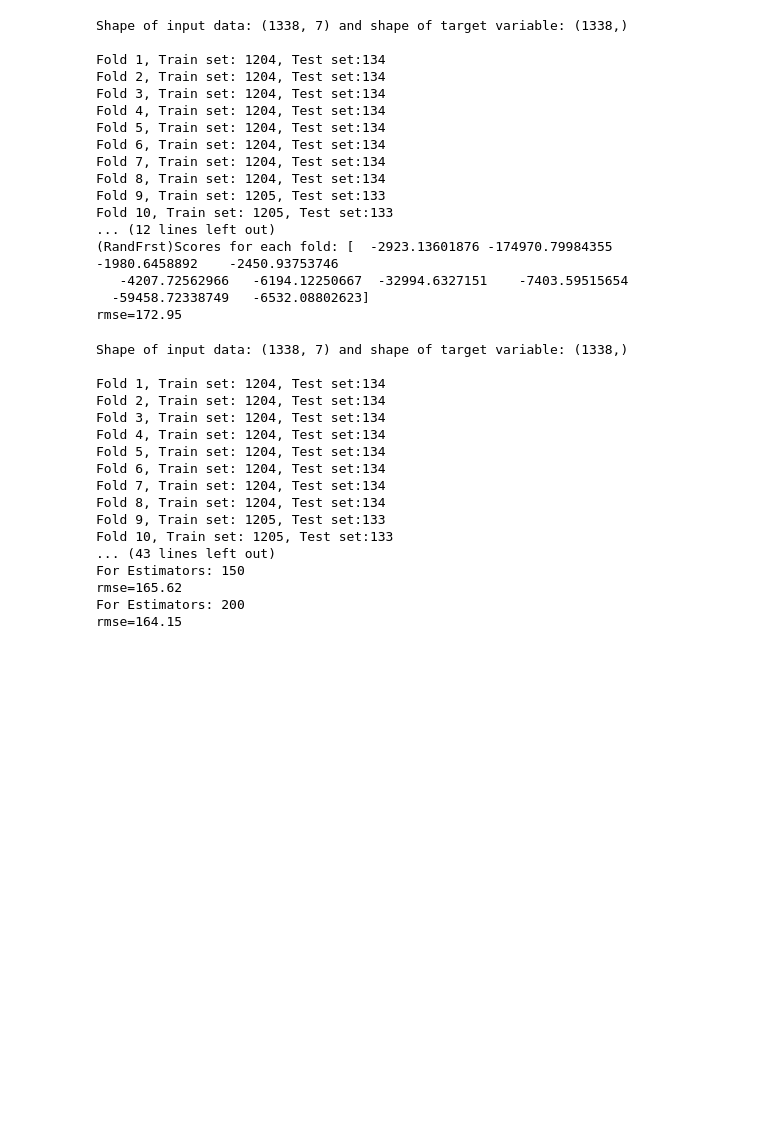
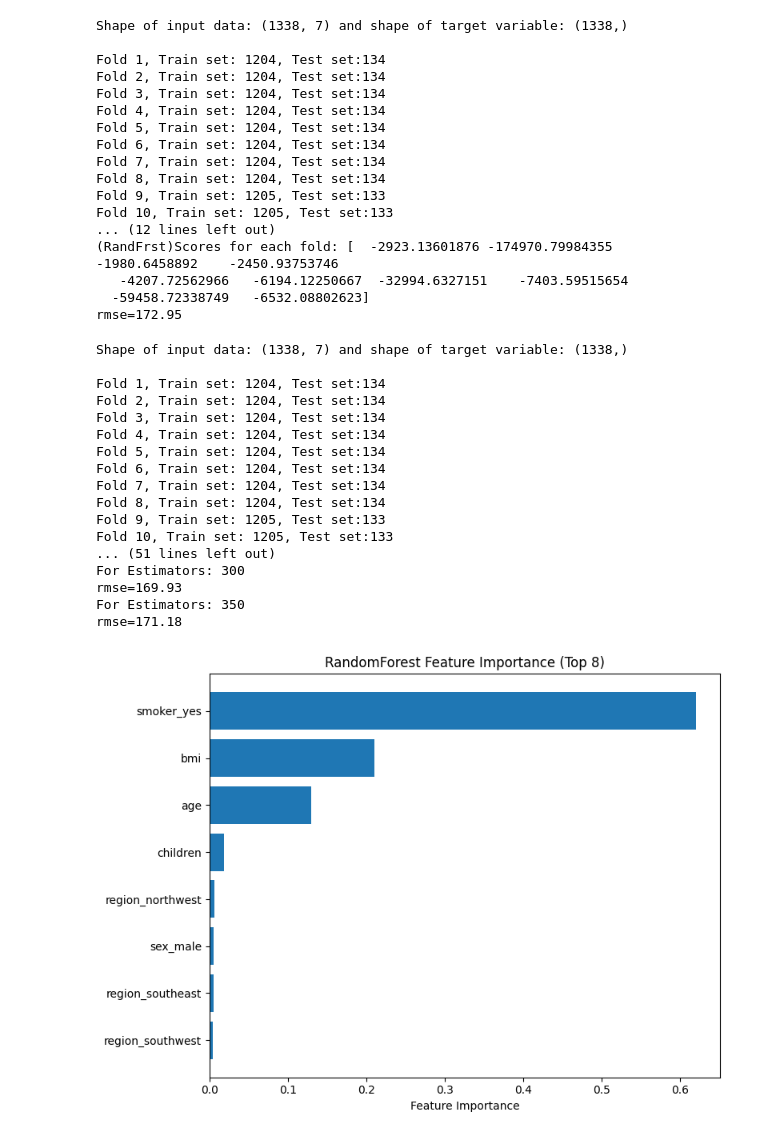
Before and after one commit to Blckoutz/Insurance-Cost-Machine-Learning-Prediction, a Jupyter notebook: code/model.ipynb, the cells around one changed output. Saved outputs shown, nothing was run; the diff lists cells and outputs as text; code cells hidden in the pictures; blank space fills up the shorter version.

Commit message:
Updated model + saved result image

```diff
--- a/code/model.ipynb
+++ b/code/model.ipynb
@@ -215,6 +215,7 @@ Fold 10, Train set: 1205, Test set:133
 rmse=172.95
 # %%
 #same as last cell but with included tuning per model (reference still Kaggle Tutorial)
+#added feature importance visualization
 import pandas as pd
 import  matplotlib as plt
 import matplotlib.pyplot as plt
@@ -266,35 +267,56 @@ print("\n")
 #-------------------------------------------------Model Tuning-----------------------------------------------------------------
 
 #max depth as hyperparameter for tuning on Decision Tree Regeressor
 max_depth=[1,2,3,4,5,6,7,8,9,10]
 
 for val in max_depth:
     score=sk.model_selection.cross_val_score(sk.tree.DecisionTreeRegressor(max_depth=val,random_state=42),x_encode,y,cv=kf,scoring="neg_mean_squared_error")
     print(f'For Max Depth: {val}')
     rmse(score.mean())
 print("\n")
 #estimators as hyperparameter for tuning on Random Forest Regressor
 estimators=[50, 100, 150, 200, 250, 300, 350]
 
 for count in estimators:
     score=sk.model_selection.cross_val_score(sk.ensemble.RandomForestRegressor(n_estimators=count, random_state=42),x_encode,y,cv=kf,scoring="neg_mean_squared_error")
     print(f'For Estimators: {count}')
     rmse(score.mean())
+
+#---------------------------------------------------------Feature Importance with RFR------------------------------------------------------
+
+x_imp = x_encode.drop(columns=['charges']) if 'charges' in x_encode.columns else x_encode
+rfr=sk.ensemble.RandomForestRegressor(n_estimators=350,random_state=42)
+rfr.fit(x_imp,y)
+imp=rfr.feature_importances_
+ft_name=x_imp.columns.to_numpy()
+order=np.argsort(imp)[::-1]
+
+K=min(15, imp.shape[0])
+top_ft=ft_name[order][:K]
+top_imp=imp[order][:K]
+plt.figure(figsize=(8,6))
+plt.barh(range(K), top_imp[::-1])
+plt.yticks(range(K), top_ft[::-1])
+plt.xlabel("Feature Importance")
+plt.title(f"RandomForest Feature Importance (Top {K})")
+plt.tight_layout()
+plt.show()
 # %% [output]
 Shape of input data: (1338, 7) and shape of target variable: (1338,)
 
 Fold 1, Train set: 1204, Test set:134
 Fold 2, Train set: 1204, Test set:134
 Fold 3, Train set: 1204, Test set:134
 Fold 4, Train set: 1204, Test set:134
 Fold 5, Train set: 1204, Test set:134
 Fold 6, Train set: 1204, Test set:134
 Fold 7, Train set: 1204, Test set:134
 Fold 8, Train set: 1204, Test set:134
 Fold 9, Train set: 1205, Test set:133
 Fold 10, Train set: 1205, Test set:133
-... (43 lines left out)
-For Estimators: 150
-rmse=165.62
-For Estimators: 200
-rmse=164.15
+... (51 lines left out)
+For Estimators: 300
+rmse=169.93
+For Estimators: 350
+rmse=171.18
+[figure, added]
```
Also changed, not shown: parts of 1 cell of this notebook, 1 other file.
